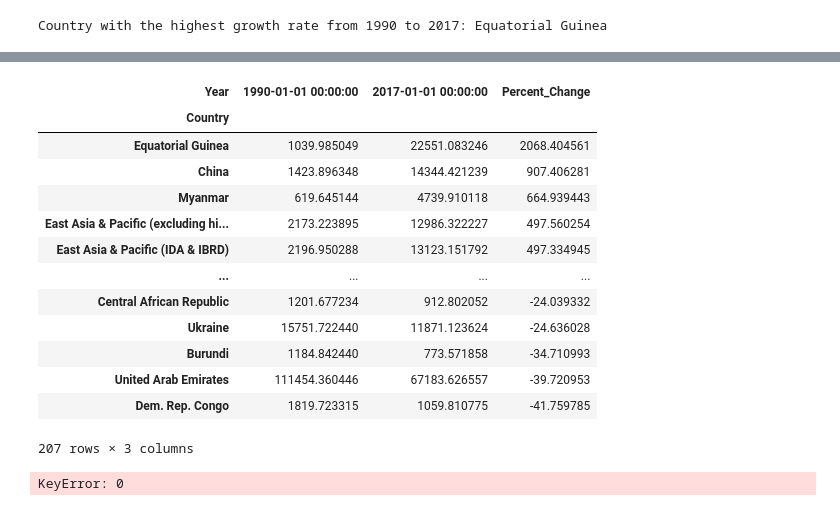
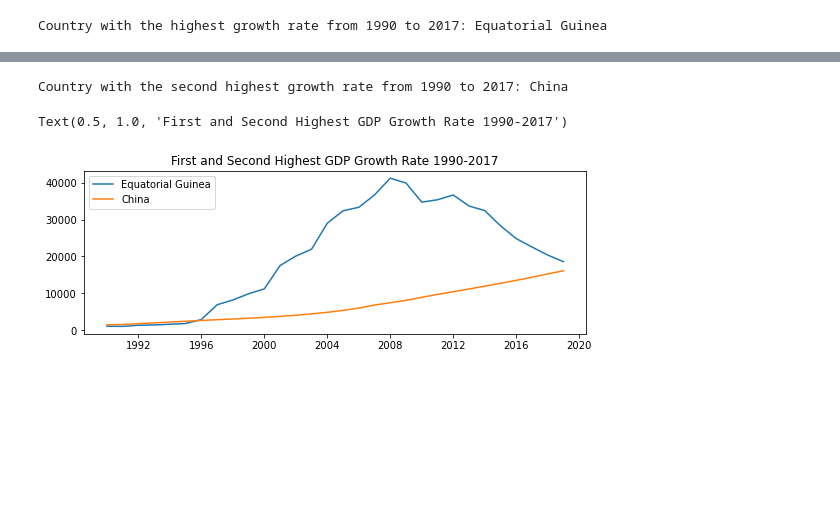
Before and after one commit to nss-data-science-cohort-5/un_exploration-ripplesphere, a Jupyter notebook: notebooks/UN_Data_Exploration.ipynb, the cells around one changed output, grey strips where cells are left out. Saved outputs shown, nothing was run; the diff lists cells and outputs as text; code cells hidden in the pictures; blank space fills up the shorter version.

Commit message:
Finished up first and second highest gdp plot

```diff
--- a/notebooks/UN_Data_Exploration.ipynb
+++ b/notebooks/UN_Data_Exploration.ipynb
@@ -216,21 +204,26 @@ No handles with labels found to put in legend.
 # %%
-gdp_pivoted.sort_values(by='Percent_Change', ascending=False)
+print("Country with the second highest growth rate from 1990 to 2017:",
+      gdp_pivoted.sort_values(by='Percent_Change', ascending=False).iloc[1,:].name)
 # %% [output]
-| Year | 1990-01-01 00:00:00 | 2017-01-01 00:00:00 | Percent_Change |
-| Country |  |  |  |
-| Equatorial Guinea | 1039.985049 | 22551.083246 | 2068.404561 |
-| China | 1423.896348 | 14344.421239 | 907.406281 |
-| Myanmar | 619.645144 | 4739.910118 | 664.939443 |
-| East Asia & Pacific (excluding hi... | 2173.223895 | 12986.322227 | 497.560254 |
-| East Asia & Pacific (IDA & IBRD) | 2196.950288 | 13123.151792 | 497.334945 |
-| ... | ... | ... | ... |
-| Central African Republic | 1201.677234 | 912.802052 | -24.039332 |
-| Ukraine | 15751.722440 | 11871.123624 | -24.636028 |
-| Burundi | 1184.842440 | 773.571858 | -34.710993 |
-| United Arab Emirates | 111454.360446 | 67183.626557 | -39.720953 |
-| Dem. Rep. Congo | 1819.723315 | 1059.810775 | -41.759785 |
-207 rows × 3 columns
+Country with the second highest growth rate from 1990 to 2017: China
+# %%
+plt.figure(figsize=(9, 3))
+
+plt.plot(gdp_df[gdp_df['Country'] == 'Equatorial Guinea']['Year'],
+         gdp_df[gdp_df['Country'] == 'Equatorial Guinea']['GDP_Per_Capita'],
+         label="Equatorial Guinea")
+plt.plot(gdp_df[gdp_df['Country'] == 'China']['Year'],
+         gdp_df[gdp_df['Country'] == 'China']['GDP_Per_Capita'],
+         label="China")
+
+ax = plt.gca()
+ax.legend()
+plt.title("First and Second Highest GDP Growth Rate 1990-2017")
+
+# China has a smooth growth rate from 1990 to 2017 while Equatorial Guinea has a very sharp rise and
+#  then a decide but maintains the highest growth rate of any country.
+# %% [output]
+Text(0.5, 1.0, 'First and Second Highest GDP Growth Rate 1990-2017')
+[figure, new version]
 # %%
-gdp_df[gdp_df['Country'] == 'Equatorial Guinea']['GDP_Per_Capita']
+?plt.legend
-# %% [output]
-KeyError: 0
```
Also changed, not shown: parts of 1 cell of this notebook.
